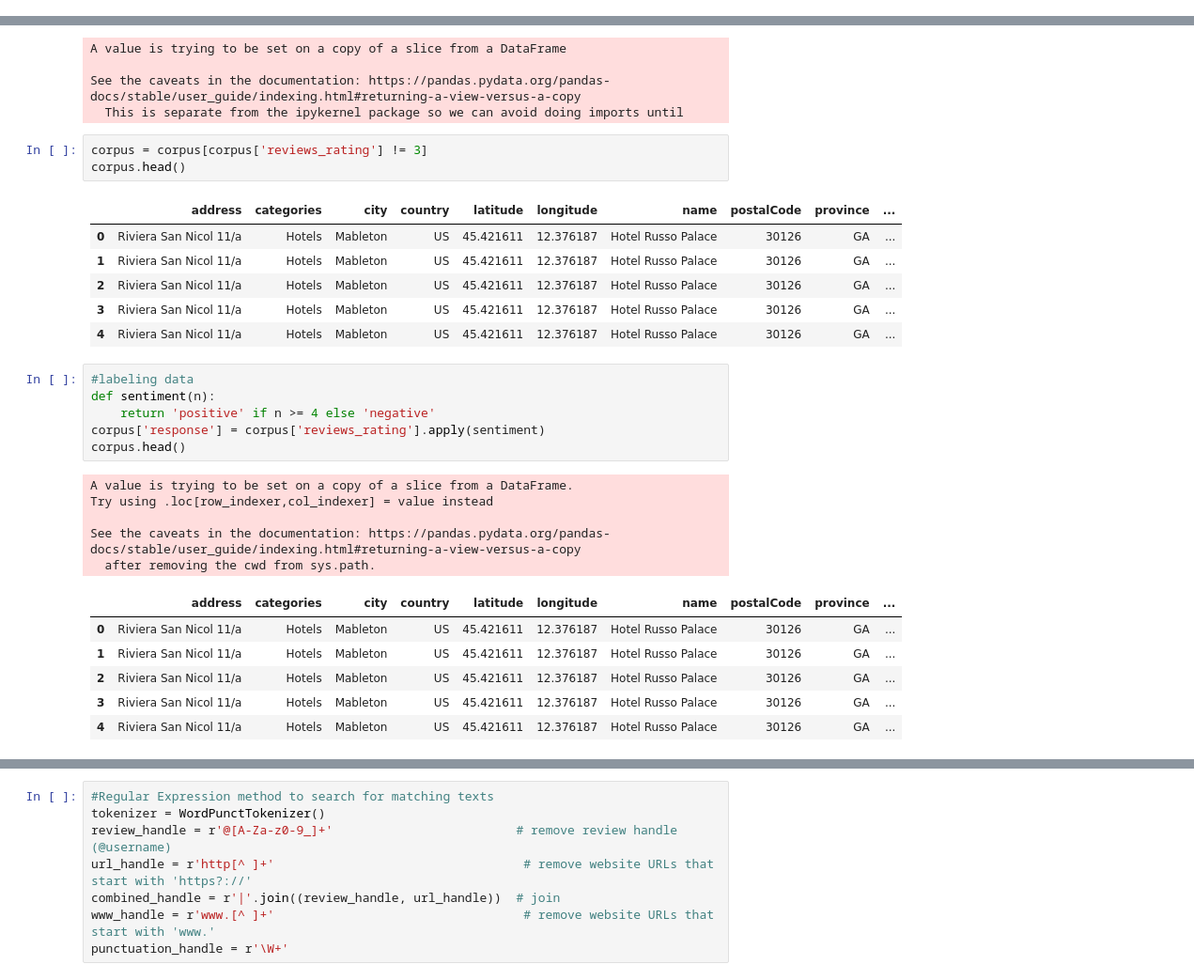
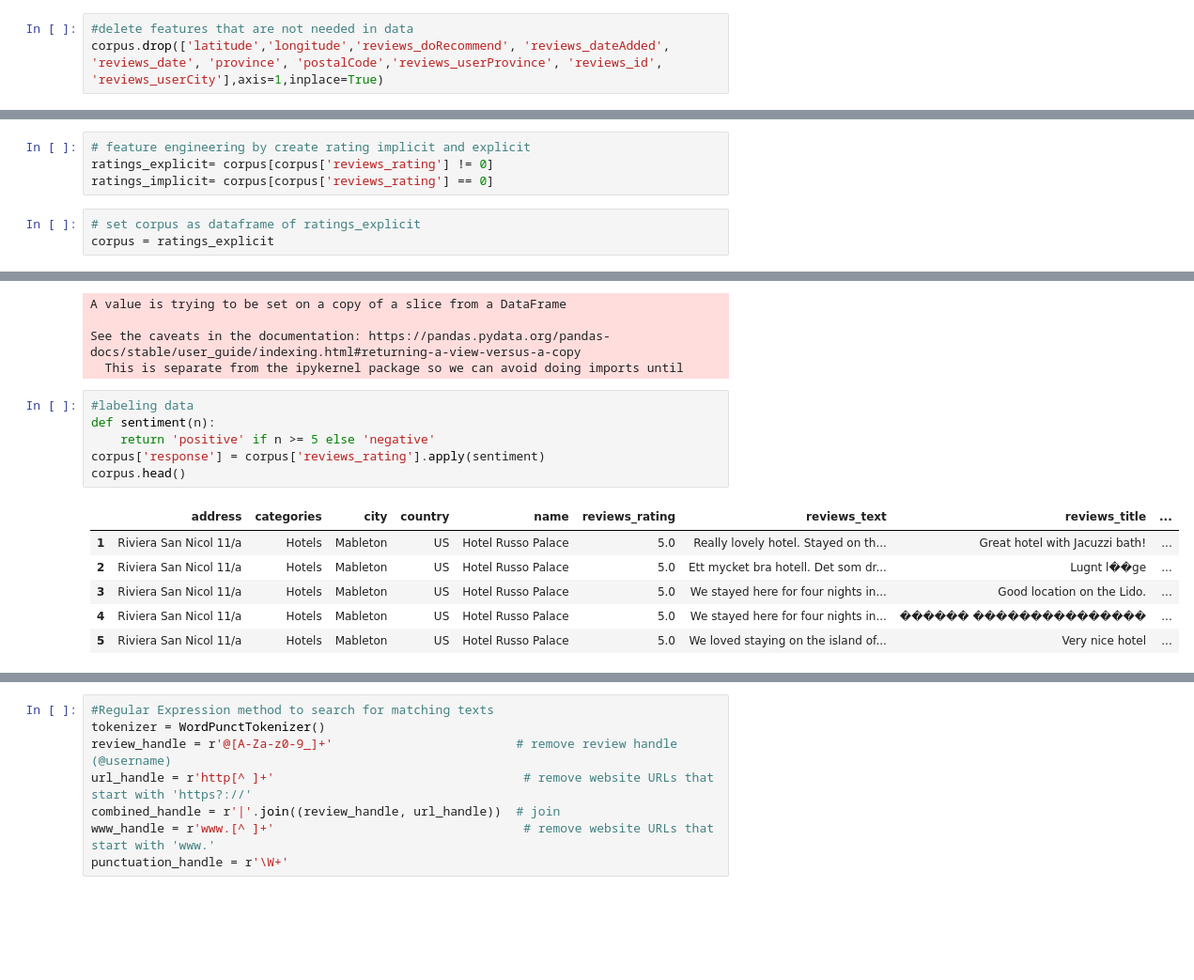
Before and after one commit to kristaLumbantoruan/PBA_Evlogimenos, a Jupyter notebook: Support Vector Machine.ipynb, the cells around one changed output, grey strips where cells are left out. Shown at 94% size. Cells and saved outputs as stored; diff of their text form; blank space fills up the shorter version.

```diff
--- a/Support Vector Machine.ipynb
+++ b/Support Vector Machine.ipynb
@@ -170,0 +186,3 @@ Count and percentage of missing value for the columns:
+# %%
+#delete features that are not needed in data
+corpus.drop(['latitude','longitude','reviews_doRecommend', 'reviews_dateAdded', 'reviews_date', 'province', 'postalCode','reviews_userProvince', 'reviews_id', 'reviews_userCity'],axis=1,inplace=True)
@@ -170,0 +196,7 @@ Count and percentage of missing value for the columns:
+# %%
+# feature engineering by create rating implicit and explicit
+ratings_explicit= corpus[corpus['reviews_rating'] != 0]
+ratings_implicit= corpus[corpus['reviews_rating'] == 0]
+# %%
+# set corpus as dataframe of ratings_explicit
+corpus = ratings_explicit
@@ -177,31 +216,16 @@ A value is trying to be set on a copy of a slice from a DataFrame
 
 See the caveats in the documentation: https://pandas.pydata.org/pandas-docs/stable/user_guide/indexing.html#returning-a-view-versus-a-copy
   This is separate from the ipykernel package so we can avoid doing imports until
-# %%
-corpus = corpus[corpus['reviews_rating'] != 3]
-corpus.head()
-# %% [output]
-|  | address | categories | city | country | latitude | longitude | name | postalCode | province | ... |
-| 0 | Riviera San Nicol 11/a | Hotels | Mableton | US | 45.421611 | 12.376187 | Hotel Russo Palace | 30126 | GA | ... |
-| 1 | Riviera San Nicol 11/a | Hotels | Mableton | US | 45.421611 | 12.376187 | Hotel Russo Palace | 30126 | GA | ... |
-| 2 | Riviera San Nicol 11/a | Hotels | Mableton | US | 45.421611 | 12.376187 | Hotel Russo Palace | 30126 | GA | ... |
-| 3 | Riviera San Nicol 11/a | Hotels | Mableton | US | 45.421611 | 12.376187 | Hotel Russo Palace | 30126 | GA | ... |
-| 4 | Riviera San Nicol 11/a | Hotels | Mableton | US | 45.421611 | 12.376187 | Hotel Russo Palace | 30126 | GA | ... |
 # %%
 #labeling data
 def sentiment(n):
-    return 'positive' if n >= 4 else 'negative'
+    return 'positive' if n >= 5 else 'negative'
 corpus['response'] = corpus['reviews_rating'].apply(sentiment)
 corpus.head()
 # %% [output]
-A value is trying to be set on a copy of a slice from a DataFrame.
-Try using .loc[row_indexer,col_indexer] = value instead
-
-See the caveats in the documentation: https://pandas.pydata.org/pandas-docs/stable/user_guide/indexing.html#returning-a-view-versus-a-copy
-  after removing the cwd from sys.path.
-|  | address | categories | city | country | latitude | longitude | name | postalCode | province | ... |
-| 0 | Riviera San Nicol 11/a | Hotels | Mableton | US | 45.421611 | 12.376187 | Hotel Russo Palace | 30126 | GA | ... |
-| 1 | Riviera San Nicol 11/a | Hotels | Mableton | US | 45.421611 | 12.376187 | Hotel Russo Palace | 30126 | GA | ... |
-| 2 | Riviera San Nicol 11/a | Hotels | Mableton | US | 45.421611 | 12.376187 | Hotel Russo Palace | 30126 | GA | ... |
-| 3 | Riviera San Nicol 11/a | Hotels | Mableton | US | 45.421611 | 12.376187 | Hotel Russo Palace | 30126 | GA | ... |
-| 4 | Riviera San Nicol 11/a | Hotels | Mableton | US | 45.421611 | 12.376187 | Hotel Russo Palace | 30126 | GA | ... |
+|  | address | categories | city | country | name | reviews_rating | reviews_text | reviews_title | ... |
+| 1 | Riviera San Nicol 11/a | Hotels | Mableton | US | Hotel Russo Palace | 5.0 | Really lovely hotel. Stayed on th... | Great hotel with Jacuzzi bath! | ... |
+| 2 | Riviera San Nicol 11/a | Hotels | Mableton | US | Hotel Russo Palace | 5.0 | Ett mycket bra hotell. Det som dr... | Lugnt l��ge | ... |
+| 3 | Riviera San Nicol 11/a | Hotels | Mableton | US | Hotel Russo Palace | 5.0 | We stayed here for four nights in... | Good location on the Lido. | ... |
+| 4 | Riviera San Nicol 11/a | Hotels | Mableton | US | Hotel Russo Palace | 5.0 | We stayed here for four nights in... | ������ ��������������� | ... |
+| 5 | Riviera San Nicol 11/a | Hotels | Mableton | US | Hotel Russo Palace | 5.0 | We loved staying on the island of... | Very nice hotel | ... |
```
Also changed, not shown: parts of 24 cells of this notebook.
